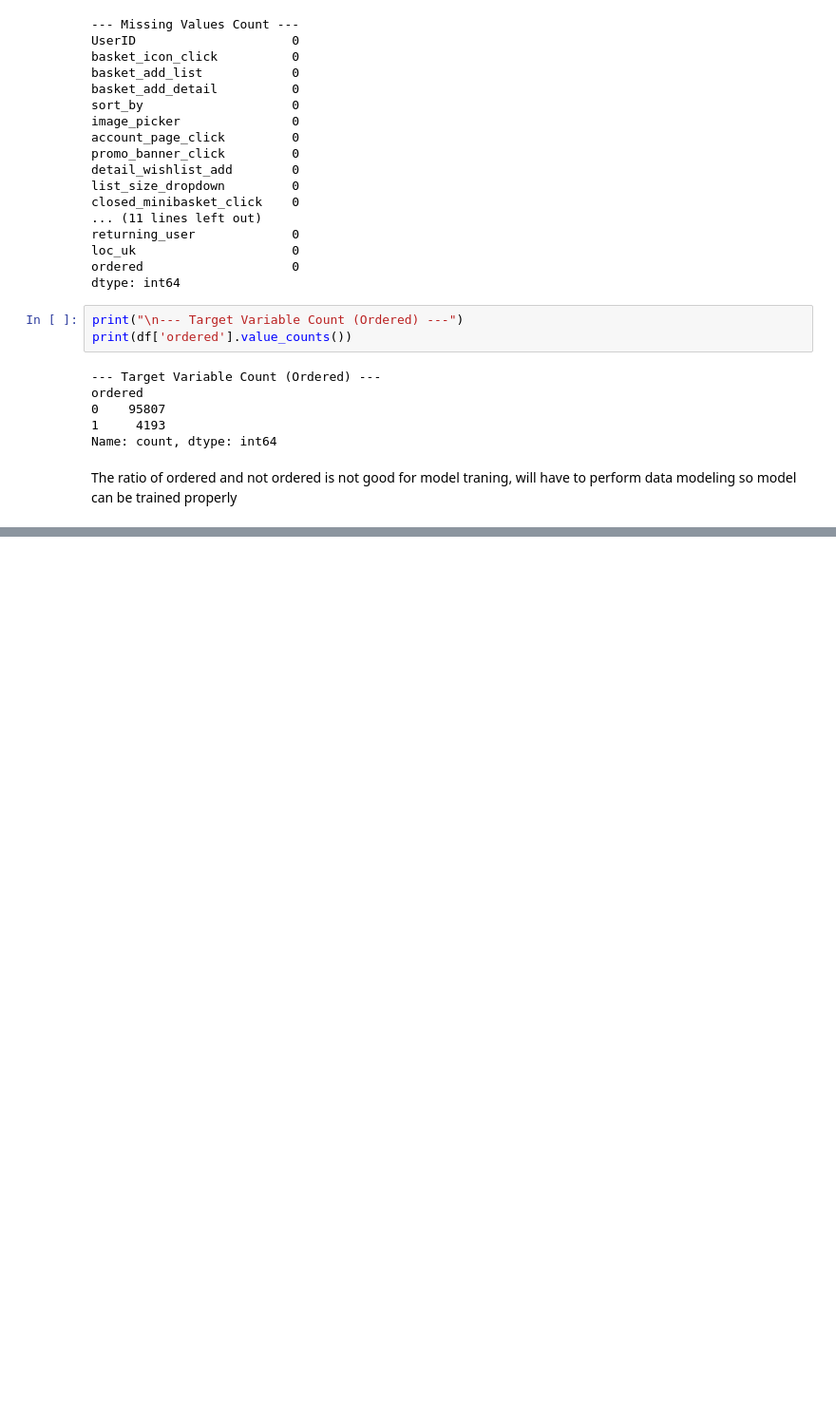
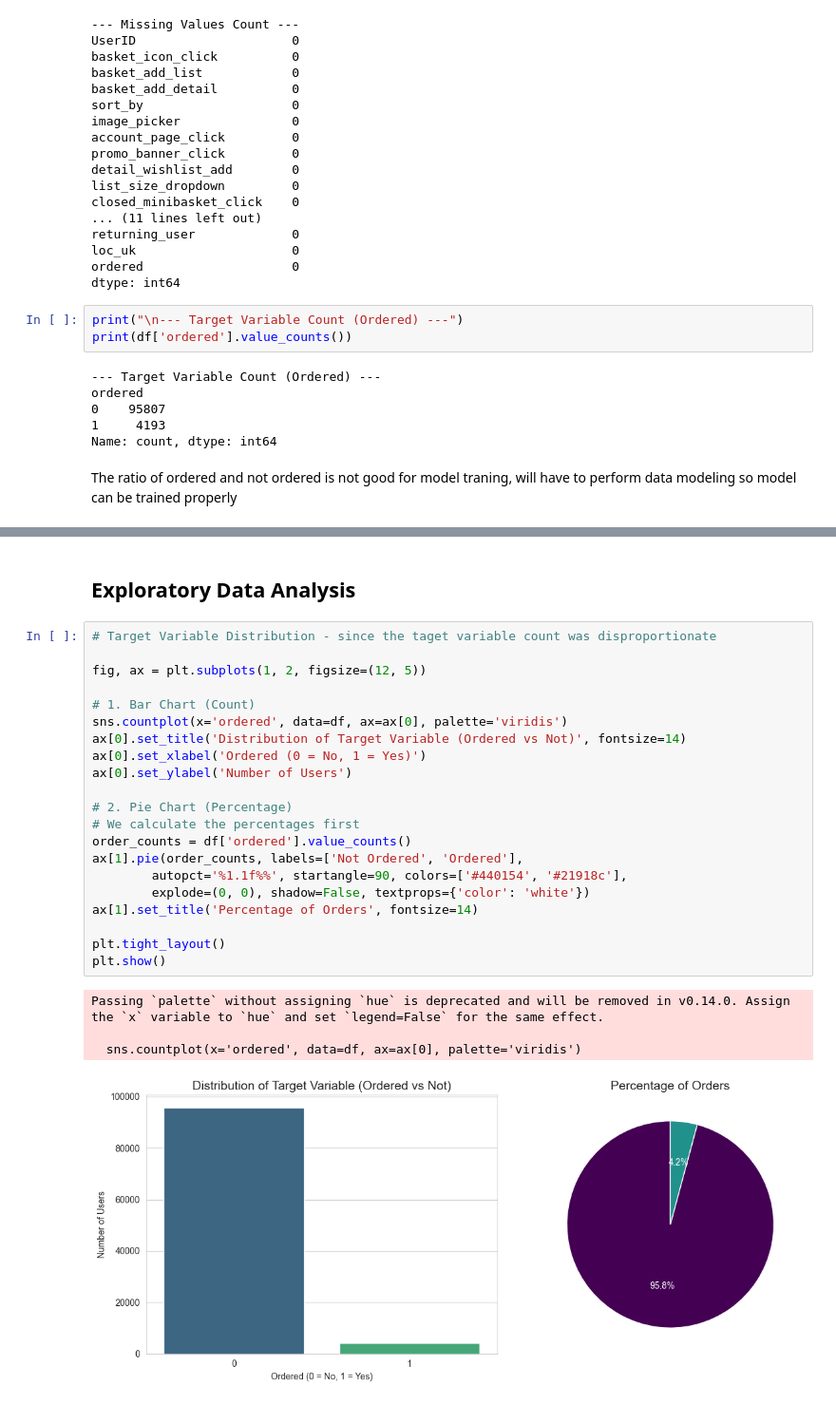
Before and after one commit to koliHarshad/CartPredict, a Jupyter notebook: CartPredict.ipynb, the cells around one changed output, grey strips where cells are left out. Shown at 95% size. Drawn from its saved outputs; the diff is of its cells as text; blank space fills up the shorter version.

```diff
--- a/CartPredict.ipynb
+++ b/CartPredict.ipynb
@@ -139,0 +136,28 @@ Index: []
+# %% [markdown]
+## Exploratory Data Analysis
+# %%
+# Target Variable Distribution - since the taget variable count was disproportionate
+
+fig, ax = plt.subplots(1, 2, figsize=(12, 5))
+
+# 1. Bar Chart (Count)
+sns.countplot(x='ordered', data=df, ax=ax[0], palette='viridis')
+ax[0].set_title('Distribution of Target Variable (Ordered vs Not)', fontsize=14)
+ax[0].set_xlabel('Ordered (0 = No, 1 = Yes)')
+ax[0].set_ylabel('Number of Users')
+
+# 2. Pie Chart (Percentage)
+# We calculate the percentages first
+order_counts = df['ordered'].value_counts()
+ax[1].pie(order_counts, labels=['Not Ordered', 'Ordered'],
+        autopct='%1.1f%%', startangle=90, colors=['#440154', '#21918c'],
+        explode=(0, 0), shadow=False, textprops={'color': 'white'})
+ax[1].set_title('Percentage of Orders', fontsize=14)
+
+plt.tight_layout()
+plt.show()
+# %% [output]
+Passing `palette` without assigning `hue` is deprecated and will be removed in v0.14.0. Assign the `x` variable to `hue` and set `legend=False` for the same effect.
+
+  sns.countplot(x='ordered', data=df, ax=ax[0], palette='viridis')
+[figure, added]
```
Also changed, not shown: parts of 31 cells of this notebook, 9 other files.
